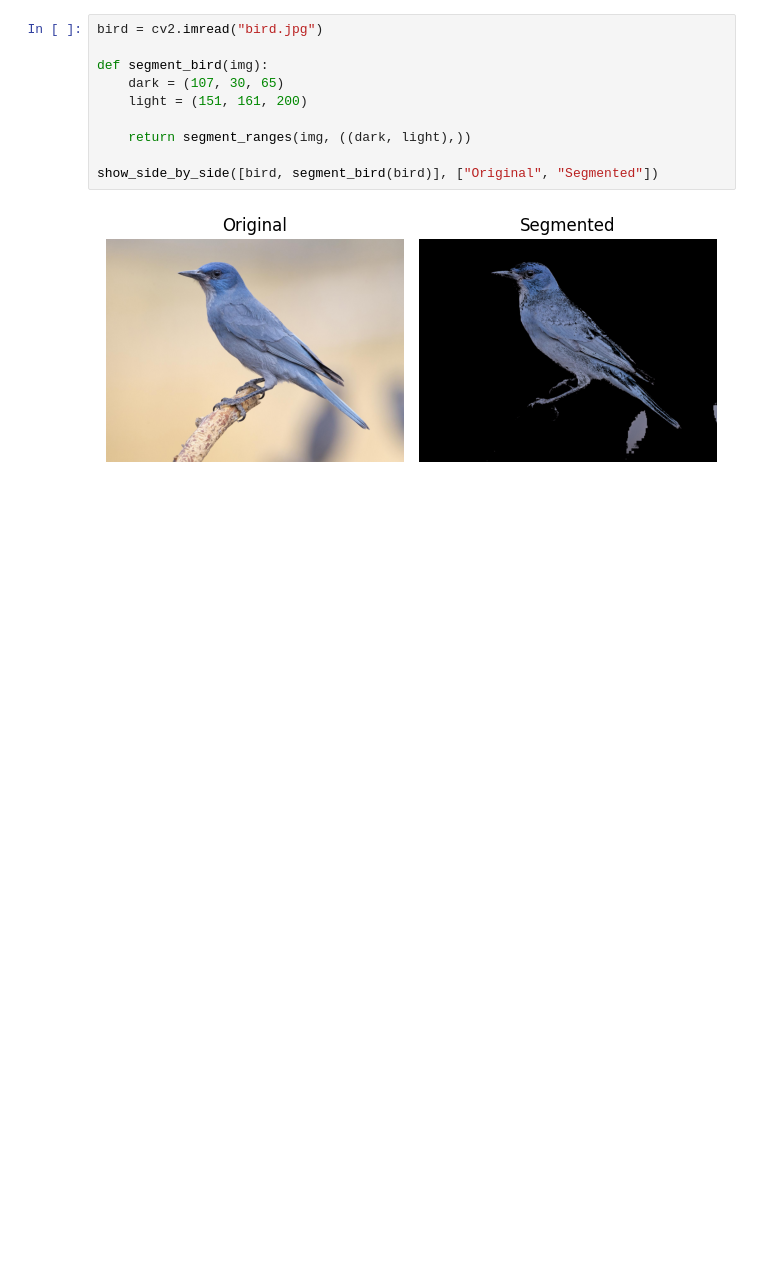
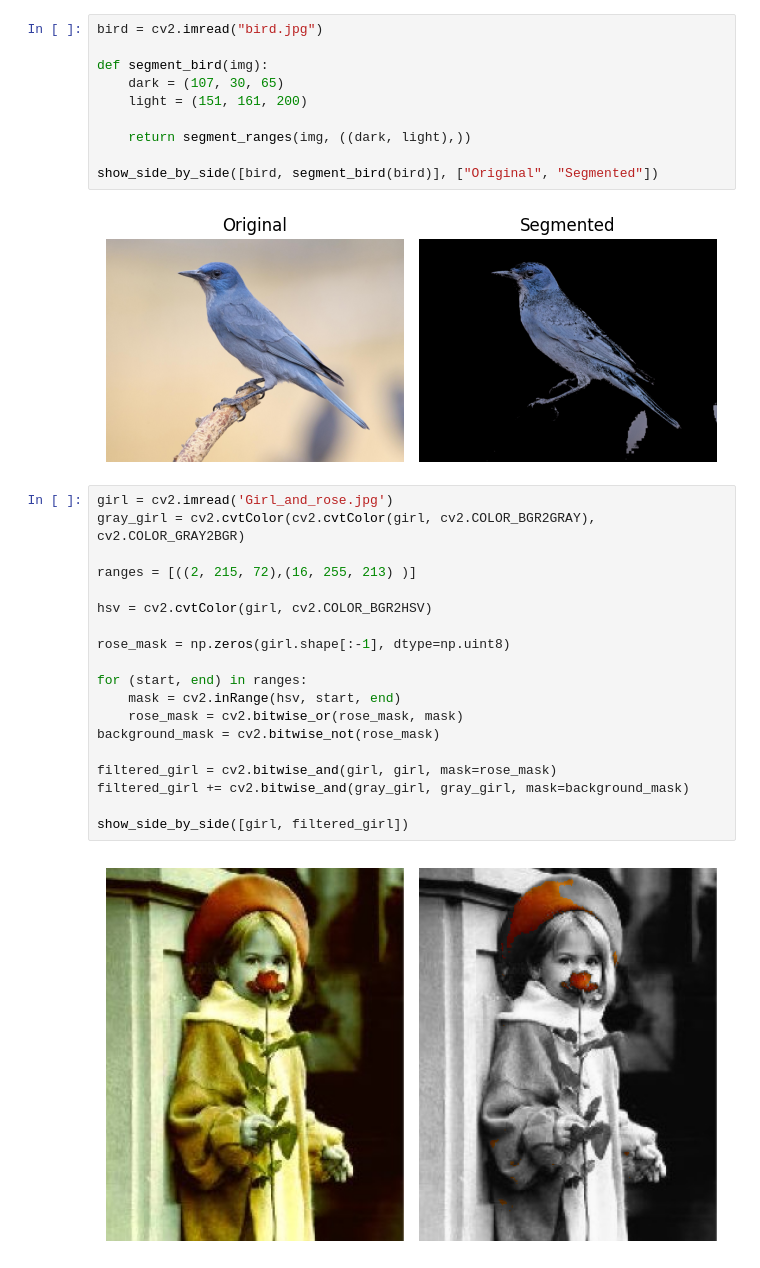
Before and after one commit to bautistasch/Procesamiento-de-Imagenes, a Jupyter notebook: TP6/notebook.ipynb, the cells around one changed output. Saved outputs shown, nothing was run; the diff lists cells and outputs as text; blank space fills up the shorter version.

```diff
--- a/TP6/notebook.ipynb
+++ b/TP6/notebook.ipynb
@@ -80,3 +80,24 @@ def segment_bird(img):
 show_side_by_side([bird, segment_bird(bird)], ["Original", "Segmented"])
 # %% [output]
 [figure]
+# %%
+girl = cv2.imread('Girl_and_rose.jpg')
+gray_girl = cv2.cvtColor(cv2.cvtColor(girl, cv2.COLOR_BGR2GRAY), cv2.COLOR_GRAY2BGR)
+
+ranges = [((2, 215, 72),(16, 255, 213) )]
+
+hsv = cv2.cvtColor(girl, cv2.COLOR_BGR2HSV)
+
+rose_mask = np.zeros(girl.shape[:-1], dtype=np.uint8)
+
+for (start, end) in ranges:
+    mask = cv2.inRange(hsv, start, end)
+    rose_mask = cv2.bitwise_or(rose_mask, mask)
+background_mask = cv2.bitwise_not(rose_mask)
+
+filtered_girl = cv2.bitwise_and(girl, girl, mask=rose_mask)
+filtered_girl += cv2.bitwise_and(gray_girl, gray_girl, mask=background_mask)
+
+show_side_by_side([girl, filtered_girl])
+# %% [output]
+[figure, added]
```
